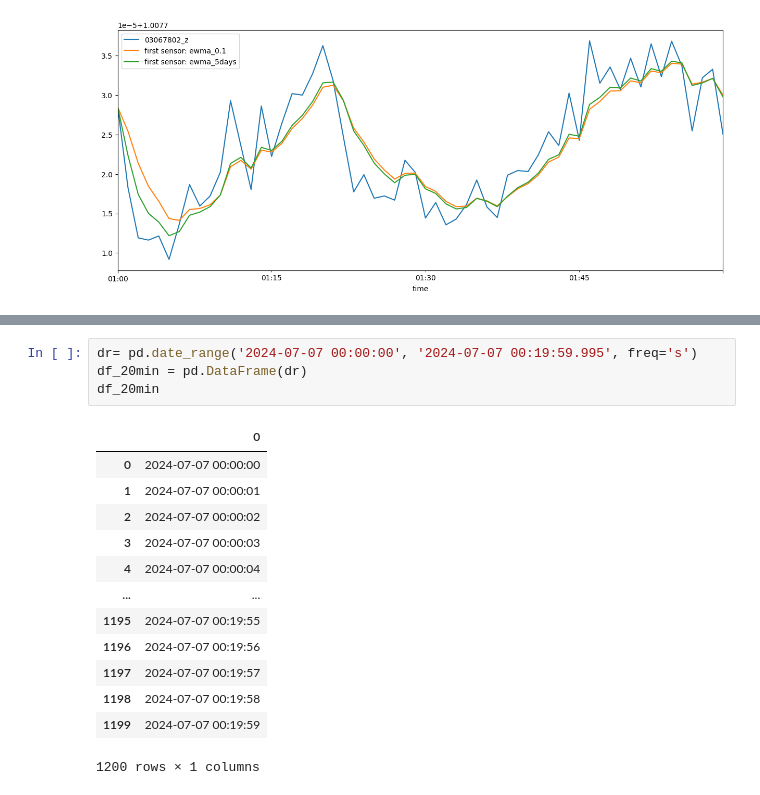
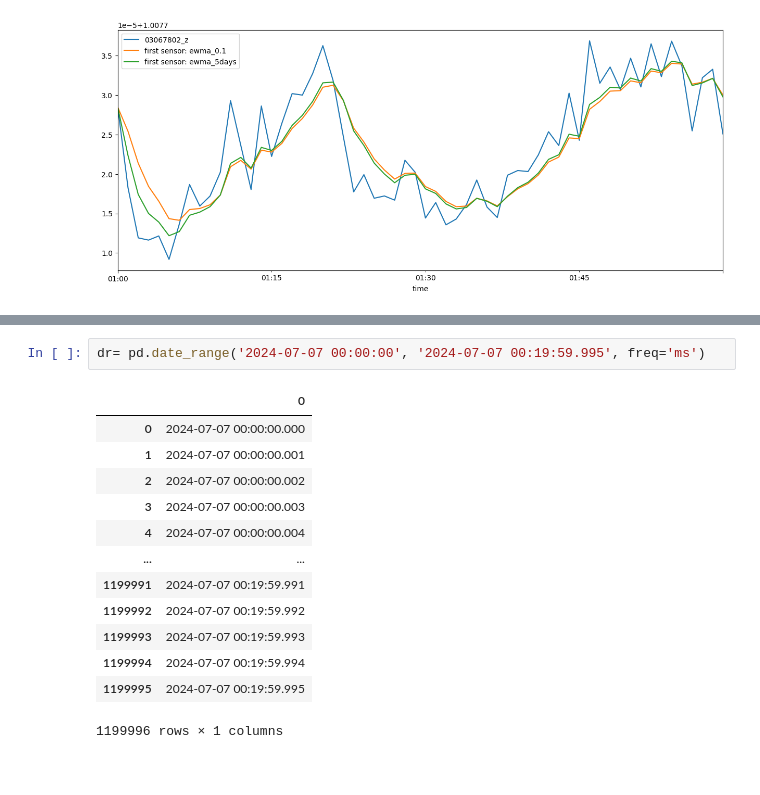
Before and after one commit to Thomas-Lohith/industry_time_series, a Jupyter notebook: understanding_data.ipynb, the cells around one changed output, grey strips where cells are left out. Drawn from its saved outputs; the diff is of its cells as text.

```diff
--- a/understanding_data.ipynb
+++ b/understanding_data.ipynb
@@ -103,18 +101,16 @@ df2['03067802_z'].plot.hist(bins=10, alpha=0.5)
 # %%
-dr= pd.date_range('2024-07-07 00:00:00', '2024-07-07 00:19:59.995', freq='s')
-df_20min = pd.DataFrame(dr)
-df_20min
+dr= pd.date_range('2024-07-07 00:00:00', '2024-07-07 00:19:59.995', freq='ms')
 # %% [output]
 |  | 0 |
-| 0 | 2024-07-07 00:00:00 |
-| 1 | 2024-07-07 00:00:01 |
-| 2 | 2024-07-07 00:00:02 |
-| 3 | 2024-07-07 00:00:03 |
-| 4 | 2024-07-07 00:00:04 |
+| 0 | 2024-07-07 00:00:00.000 |
+| 1 | 2024-07-07 00:00:00.001 |
+| 2 | 2024-07-07 00:00:00.002 |
+| 3 | 2024-07-07 00:00:00.003 |
+| 4 | 2024-07-07 00:00:00.004 |
 | ... | ... |
-| 1195 | 2024-07-07 00:19:55 |
-| 1196 | 2024-07-07 00:19:56 |
-| 1197 | 2024-07-07 00:19:57 |
-| 1198 | 2024-07-07 00:19:58 |
-| 1199 | 2024-07-07 00:19:59 |
+| 1199991 | 2024-07-07 00:19:59.991 |
+| 1199992 | 2024-07-07 00:19:59.992 |
+| 1199993 | 2024-07-07 00:19:59.993 |
+| 1199994 | 2024-07-07 00:19:59.994 |
+| 1199995 | 2024-07-07 00:19:59.995 |
-1200 rows × 1 columns
+1199996 rows × 1 columns
```
Also changed, not shown: parts of 12 cells of this notebook, 5 other files.
